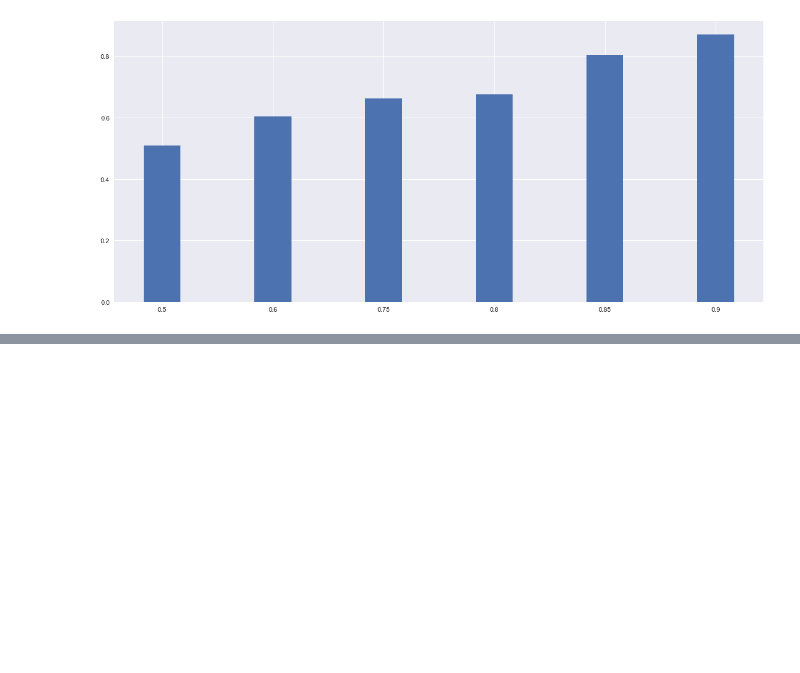
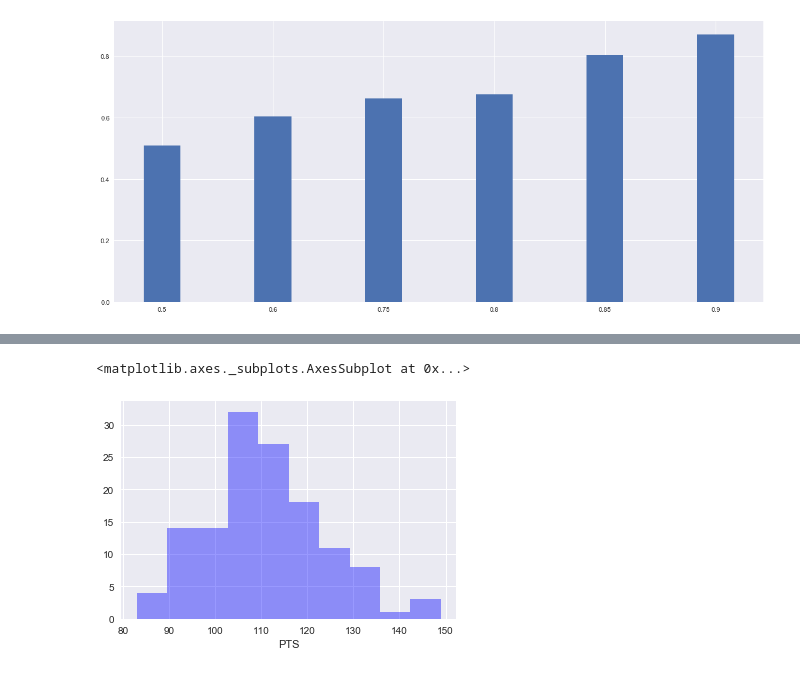
Before and after one commit to laimis/gamepredictions, a Jupyter notebook: train_model.ipynb, the cells around one changed output, grey strips where cells are left out. Cells and saved outputs as stored; diff of their text form; code cells hidden in the pictures; blank space fills up the shorter version.

Commit message:
visualizations

```diff
--- a/train_model.ipynb
+++ b/train_model.ipynb
@@ -142,0 +139,7 @@ plt.show()
+# %%
+result_file = "input\\nba\\2018.csv"
+
+_, stats = importer.generate_output_and_stats(2018, result_file)
+
+results = pd.read_csv(result_file)
+results.head()
@@ -142,0 +153,5 @@ plt.show()
+# %%
+sns.distplot(results['PTS'], bins=10, kde=False, color="blue")
+# %% [output]
+<matplotlib.axes._subplots.AxesSubplot at 0x...>
+[figure, added]
```
Also changed, not shown: parts of 8 cells of this notebook.
